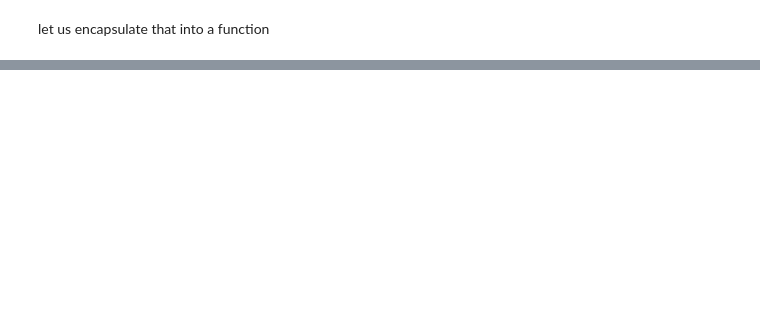
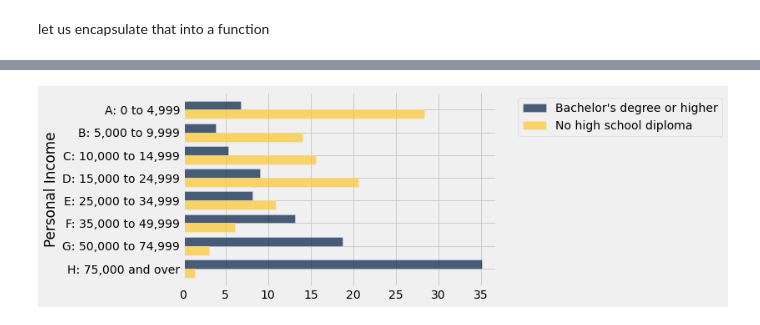
Before and after one commit to abdulbaqi/ms_python, a Jupyter notebook: datascience.ipynb, the cells around one changed output, grey strips where cells are left out. Cells and saved outputs as stored; diff of their text form; code cells hidden in the pictures; blank space fills up the shorter version.

Commit message:
distribution

```diff
--- a/datascience.ipynb
+++ b/datascience.ipynb
@@ -898,0 +457,4 @@ heights_with_predictions.scatter('MidParent')
+# %%
+#let us take a subset
+educ_inc = ca_2014.select('Educational Attainment', 'Personal Income', 'Population Count')
+educ_inc
@@ -898,0 +487,5 @@ heights_with_predictions.scatter('MidParent')
+# %%
+# let us formulate hte above logic as a function
+def percents (array_x):
+    """ return the percent of each row of an array to its sum """
+    return np.round((array_x/sum(array_x))*100,2)
@@ -898,0 +500,3 @@ heights_with_predictions.scatter('MidParent')
+# %%
+totals = educ_inc.pivot('Educational Attainment', 'Personal Income', values='Population Count', collect=sum)
+totals
@@ -898,0 +513,9 @@ heights_with_predictions.scatter('MidParent')
+# %%
+distributions = totals.select(0).with_columns(
+    "Bachelor's degree or higher", percents(totals.column(1)),
+    'College, less than 4-yr degree', percents(totals.column(2)),
+    'High school or equivalent', percents(totals.column(3)),
+    'No high school diploma', percents(totals.column(4))
+    )
+
+distributions
@@ -898,0 +532,4 @@ heights_with_predictions.scatter('MidParent')
+# %%
+distributions.select(0, 1, 4).barh(0)
+# %% [output]
+[figure, added]
```
Also changed, not shown: parts of 99 cells of this notebook.
